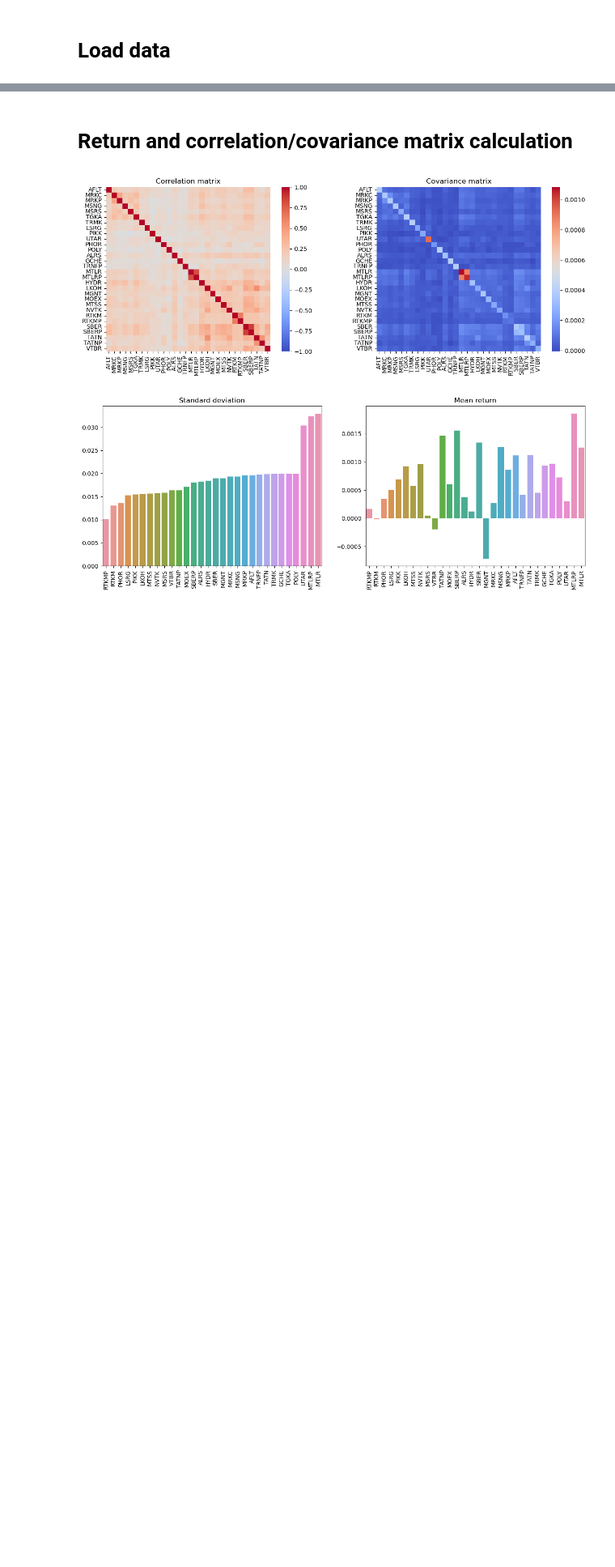
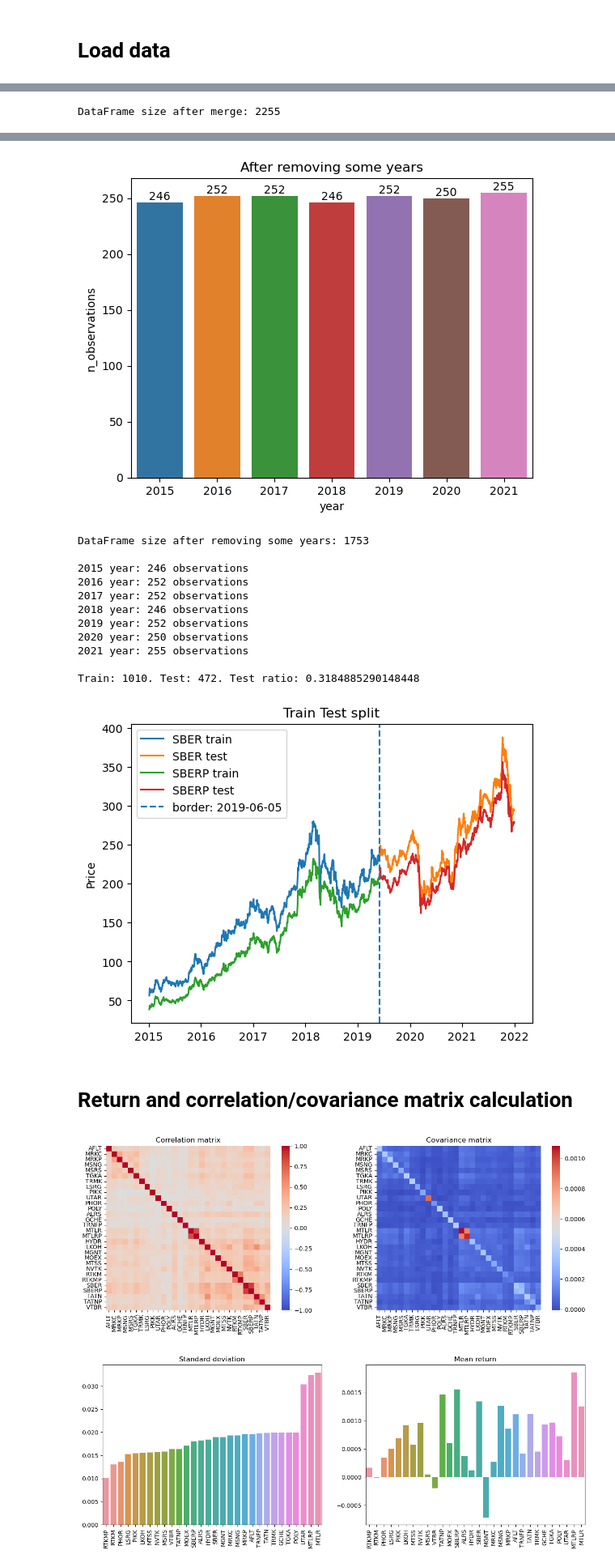
Before and after one commit to Maksim787/neurotrader, a Jupyter notebook: research/correlations.ipynb, the cells around one changed output, grey strips where cells are left out. Shown at 81% size. Saved outputs shown, nothing was run; the diff lists cells and outputs as text; code cells hidden in the pictures; blank space fills up the shorter version.

```diff
--- a/research/correlations.ipynb
+++ b/research/correlations.ipynb
@@ -42,0 +14,6 @@ Train size: 1227. Test size: 526. Test ratio: 0.3000570450656018
+# %%
+from library.dataset import load_train_test_dataset
+
+
+observations_train, observations_test, df_price_train, df_price_test = load_train_test_dataset(verbose=True)
+# %% [output]
@@ -42,0 +27 @@ Train size: 1227. Test size: 526. Test ratio: 0.3000570450656018
+DataFrame size after merge: 2255
@@ -43,3 +29,16 @@ Train size: 1227. Test size: 526. Test ratio: 0.3000570450656018
+[figure, added]
+DataFrame size after removing some years: 1753
+
+2015 year: 246 observations
+2016 year: 252 observations
+2017 year: 252 observations
+2018 year: 246 observations
+2019 year: 252 observations
+2020 year: 250 observations
+2021 year: 255 observations
+
+Train: 1010. Test: 472. Test ratio: 0.3184885290148448
+[figure, added]
 # %% [markdown]
 # Return and correlation/covariance matrix calculation
 # %%
```
Also changed, not shown: parts of 4 cells of this notebook, 8 other files.
